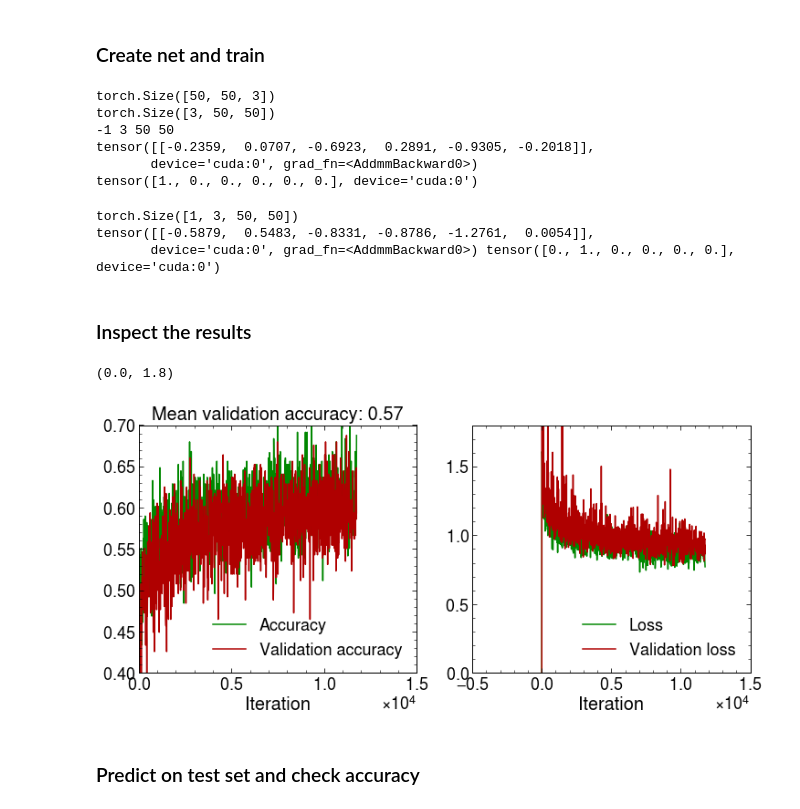
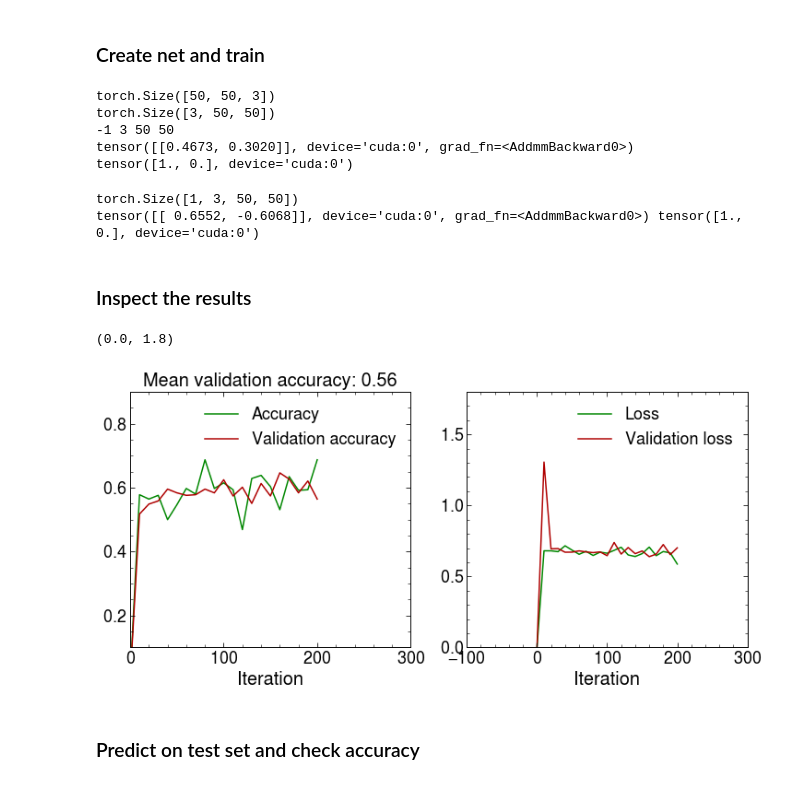
Before and after one commit to choisant/imcalML, a Jupyter notebook: notebooks/resnet.ipynb, the cells around one changed output. Cells and saved outputs as stored; diff of their text form; code cells hidden in the pictures.

```diff
--- a/notebooks/resnet.ipynb
+++ b/notebooks/resnet.ipynb
@@ -43,14 +43,14 @@ RES = 50 #resolution
 CUT=True #Should cut be applied? Chooses different files if True.
 
 #Data specification
-LABELS = ["PP13-Sphaleron-THR9-FRZ15-NB0-NSUBPALL", "BH_n4_M8", "BH_n2_M10", "BH_n4_M10", "BH_n6_M10", "BH_n4_M12"]
-#LABELS = ["BH_n2_M10", "BH_n4_M10", "BH_n6_M10"]
+#LABELS = ["PP13-Sphaleron-THR9-FRZ15-NB0-NSUBPALL", "BH_n4_M8", "BH_n2_M10", "BH_n4_M10", "BH_n6_M10", "BH_n4_M12"]
+LABELS = ["BH_n2_M10", "BH_n6_M10"]
 TEST_LABELS = [f"{label}_test" for label in LABELS]
-PLOT_LABELS = ["SPH_9", "BH_n4_M8", "BH_n2_M10", "BH_n4_M10", "BH_n6_M10", "BH_n4_M12"]
-#PLOT_LABELS = ["BH_n2_M10", "BH_n4_M10", "BH_n6_M10"]
+#PLOT_LABELS = ["SPH_9", "BH_n4_M8", "BH_n2_M10", "BH_n4_M10", "BH_n6_M10", "BH_n4_M12"]
+PLOT_LABELS = ["BH_n2_M10", "BH_n6_M10"]
 CLASSES = len(LABELS) #The number of output nodes in the net, equal to the number of classes
-FOLDERS = ["sph", "BH", "BH", "BH", "BH", "BH"]
-#FOLDERS = ["BH", "BH", "BH"]
+#FOLDERS = ["sph", "BH", "BH", "BH", "BH", "BH"]
+FOLDERS = ["BH", "BH"]
 
 #Set data paths
 if CUT:
@@ -204,15 +196,14 @@ print(testlabel)
 torch.Size([50, 50, 3])
 torch.Size([3, 50, 50])
 -1 3 50 50
-tensor([[-0.2359,  0.0707, -0.6923,  0.2891, -0.9305, -0.2018]],
-       device='cuda:0', grad_fn=<AddmmBackward0>)
-tensor([1., 0., 0., 0., 0., 0.], device='cuda:0')
+tensor([[0.4673, 0.3020]], device='cuda:0', grad_fn=<AddmmBackward0>)
+tensor([1., 0.], device='cuda:0')
 # %%
 #Set optimizer, learning rate scheduler and train the model
-optimizer = optim.Adam(resnet.parameters(), lr=0.001)
+optimizer = optim.Adam(resnet.parameters(), lr=0.005)
 #scheduler = optim.lr_scheduler.CyclicLR(optimizer, 0.0001, 0.01, cycle_momentum=False)
 scheduler = torch.optim.lr_scheduler.CyclicLR(optimizer, base_lr=0.001, max_lr=0.001*10, step_size_up=5, mode="exp_range", gamma=0.85, cycle_momentum=False)
-training_results = train(resnet, train_data, val_data, 2**8, 50, RES, DEVICE, optimizer, scheduler)
+training_results = train(resnet, train_data, val_data, 2**9, 5, RES, DEVICE, optimizer, scheduler)
 # %%
 #Test that nothing major is wrong after training.
 k = np.random.randint(0, len(val_data))
@@ -222,21 +213,20 @@ print(testimage.view(-1, 3, testimage.shape[-2], testimage.shape[-1]).shape)
 print(resnet(testimage.view(-1, 3, testimage.shape[-2], testimage.shape[-1]).to(DEVICE)), testlabel)
 # %% [output]
 torch.Size([1, 3, 50, 50])
-tensor([[-0.5879,  0.5483, -0.8331, -0.8786, -1.2761,  0.0054]],
-       device='cuda:0', grad_fn=<AddmmBackward0>) tensor([0., 1., 0., 0., 0., 0.], device='cuda:0')
+tensor([[ 0.6552, -0.6068]], device='cuda:0', grad_fn=<AddmmBackward0>) tensor([1., 0.], device='cuda:0')
 # %% [markdown]
 ### Inspect the results
 # %%
 fig, axs = plt.subplots(nrows = 1, ncols = 2, figsize = (12, 5))
 training_results.plot("Iteration", ["Accuracy", "Validation accuracy"], ax=axs[0],
                     title="Mean validation accuracy: " + str(round(training_results["Validation accuracy"].mean(), 2)))
 training_results.plot("Iteration", ["Loss", "Validation loss"], ax=axs[1])
-axs[0].set_ylim(0.4,0.7)
+axs[0].set_ylim(0.1,0.9)
 axs[0].set_xlim(0)
 axs[1].set_ylim(0, 1.8)
 # %% [output]
 (0.0, 1.8)
-[figure, old version]
+[figure, new version]
 # %% [markdown]
 ### Predict on test set and check accuracy
 # %%
```
Also changed, not shown: parts of 6 cells of this notebook, 16 other files.
